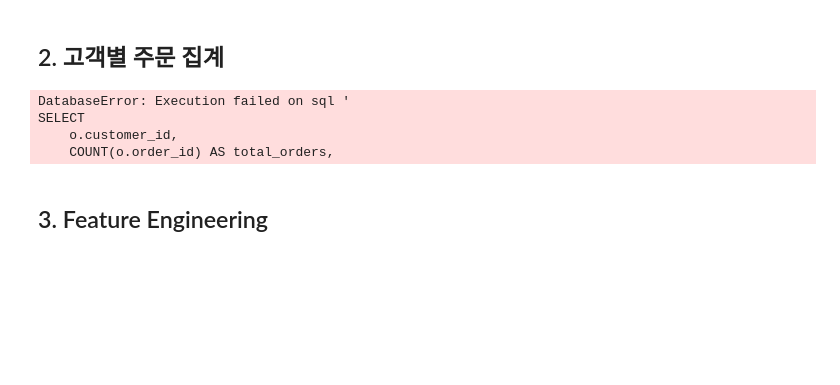
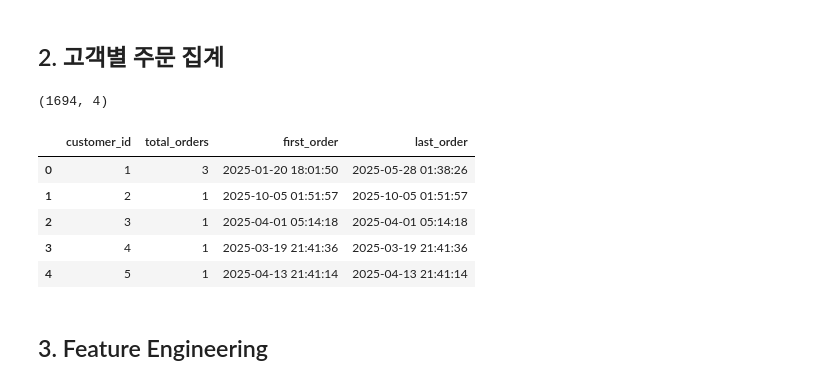
Before and after one commit to rjaekawpxm1-netizen/portfolio, a Jupyter notebook: Projects/project2_churn_prediction/churn_data_preprocessing.ipynb, the cells around one changed output. Saved outputs shown, nothing was run; the diff lists cells and outputs as text; code cells hidden in the pictures; blank space fills up the shorter version.

```diff
--- a/Projects/project2_churn_prediction/churn_data_preprocessing.ipynb
+++ b/Projects/project2_churn_prediction/churn_data_preprocessing.ipynb
@@ -28,24 +46,26 @@ cursor.fetchall()
 # %%
 query = '''
 SELECT
-    o.customer_id,
-    COUNT(o.order_id) AS total_orders,
-    SUM(oi.quantity * oi.unit_price) AS total_amount,
-    AVG(oi.quantity * oi.unit_price) AS avg_amount,
-    MIN(o.order_date) AS first_order,
-    MAX(o.order_date) AS last_order
-FROM orders o
-JOIN order_items oi ON o.order_id = oi.order_id
-WHERE o.order_status = 'paid'
-GROUP BY o.customer_id;
+    customer_id,
+    COUNT(order_id) AS total_orders,
+    MIN(order_date) AS first_order,
+    MAX(order_date) AS last_order
+FROM orders
+WHERE order_status = 'paid'
+GROUP BY customer_id;
 '''
+
 df = pd.read_sql_query(query, conn)
-df
+print(df.shape)
+df.head()
 # %% [output]
-DatabaseError: Execution failed on sql '
-SELECT
-    o.customer_id,
-    COUNT(o.order_id) AS total_orders,
+(1694, 4)
+|  | customer_id | total_orders | first_order | last_order |
+| 0 | 1 | 3 | 2025-01-20 18:01:50 | 2025-05-28 01:38:26 |
+| 1 | 2 | 1 | 2025-10-05 01:51:57 | 2025-10-05 01:51:57 |
+| 2 | 3 | 1 | 2025-04-01 05:14:18 | 2025-04-01 05:14:18 |
+| 3 | 4 | 1 | 2025-03-19 21:41:36 | 2025-03-19 21:41:36 |
+| 4 | 5 | 1 | 2025-04-13 21:41:14 | 2025-04-13 21:41:14 |
 # %% [markdown]
 ## 3. Feature Engineering
 # %%
```
Also changed, not shown: parts of 9 cells of this notebook, 5 other files.
